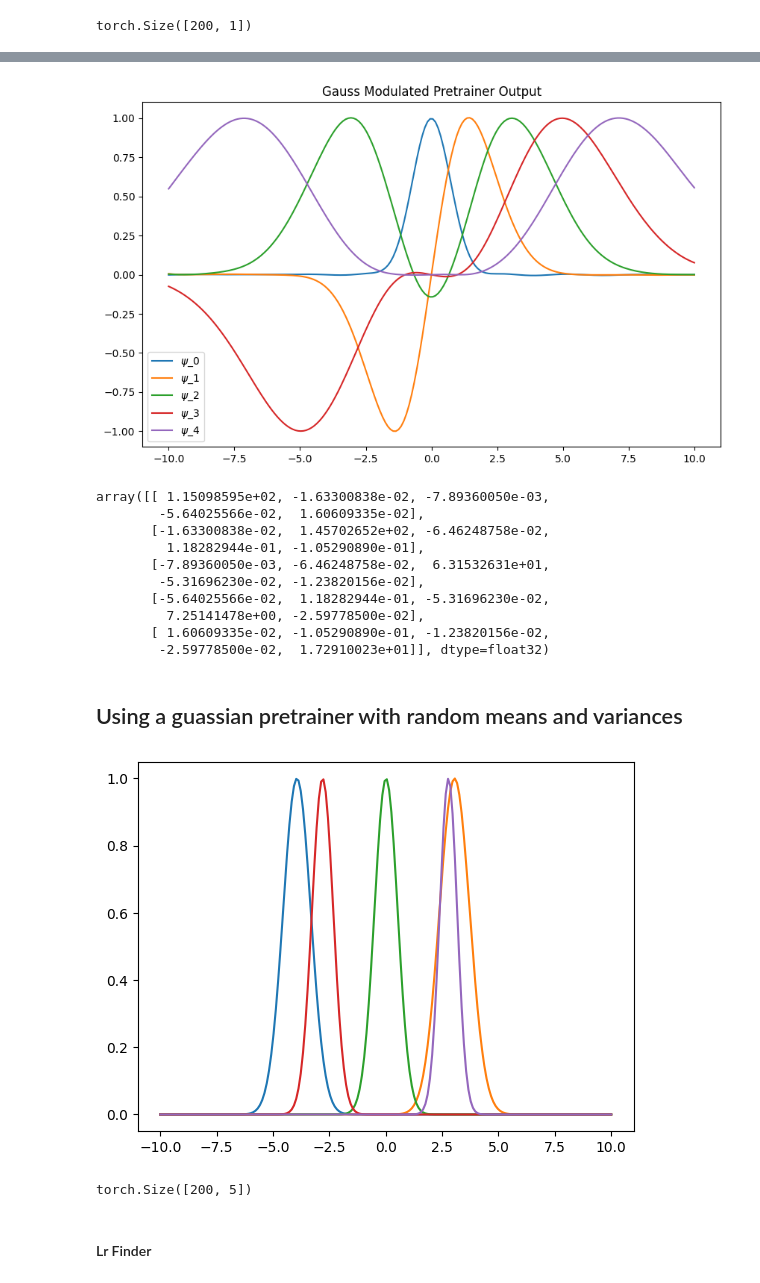
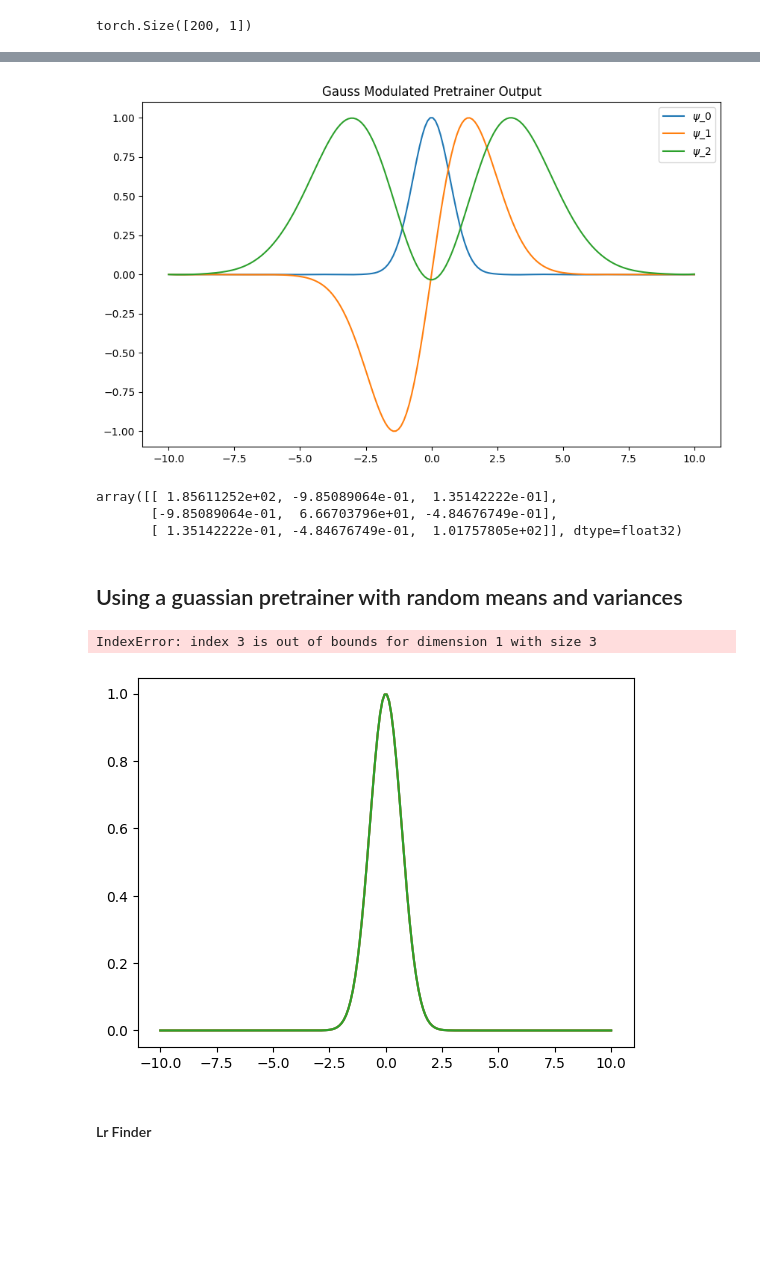
Before and after one commit to oduolaidrisA/Scientific-Machine-Learning-for-QEP, a Jupyter notebook: RqPINN_with_attention/rqpinn-harmonic-oscillator-potential-pre-trainer.ipynb, the cells around one changed output, grey strips where cells are left out. Saved outputs shown, nothing was run; the diff lists cells and outputs as text; code cells hidden in the pictures; blank space fills up the shorter version.

```diff
--- a/RqPINN_with_attention/rqpinn-harmonic-oscillator-potential-pre-trainer.ipynb
+++ b/RqPINN_with_attention/rqpinn-harmonic-oscillator-potential-pre-trainer.ipynb
@@ -59,7 +59,7 @@ def dfx(f, x):
     return torch.stack(grads, dim=1)  # shape: (n, k)
 # %%
 #Defining the hyperparameters
-t0 =-10; tf = 10; xbc = 0; eig_num = 5;
+t0 =-10; tf = 10; xbc = 0; eig_num = 3;
 col_pts = 200; layers = [1,100,100,eig_num];
 lr = 1e-2; train_epochs =10000; pre_trainer_epoch = 15000
 # %%
@@ -93,7 +93,7 @@ def gauss_modulated_basis(xd, NMax):
         degree = n[idx]
         if degree > 0:
             sp = (tf-t0) / pn[idx]
-            pnt = (torch.arange(1, degree+1) * sp + t0) * 0.2  # The roots
+            pnt = (torch.arange(1, degree+1) * sp + t0) * 0.1  # The roots
             for pm in range(degree):
                 mfun[:, idx] *= (xd - pnt[pm])
 
@@ -111,11 +113,11 @@ x_lhs = torch.tensor(t0 + (tf - t0)*lhs(1,col_pts)).view(-1,1).float()
 
 #We generate the basis using lhs, but we sort to ensure that uniformity
 xlhs_sort,idx = torch.sort(x_lhs.squeeze(1))
-gm_basis = gauss_modulated_basis(xlhs_sort, eig_num)
+gm_basis = gauss_modulated_basis(xlhs_sort, 2)
 gm_basis_lhs = gm_basis[torch.argsort(idx), :] #To unsort i.e make the index match that of x_lhs
 
 plt.figure(figsize=(10,6))
-for i in range(eig_num):
+for i in range(2):
     plt.plot(xlhs_sort.numpy(), gm_basis[:, i].numpy(), label=f'pn={i+1}')
 plt.title("Gauss Modulated Basis Pre-trainer set")
 plt.legend()
@@ -339,7 +341,7 @@ model.to(device)
 print(model)
 #params = list(model.parameters())
 #betas = [0.999, 0.9999]
-optimizer = optim.Adam(model.parameters(), lr=1e-4)
+optimizer = optim.Adam(model.parameters(), lr=1e-3)
 # %% [output]
 qNN(
   (linears): ModuleList(
@@ -518,42 +520,35 @@ with torch.no_grad():
     plt.legend()
     plt.show()
 # %% [output]
-[figure, old version]
+[figure, new version]
 # %%
 G = psi.T @ psi
 G
 # %% [output]
-array([[ 1.15098595e+02, -1.63300838e-02, -7.89360050e-03,
-        -5.64025566e-02,  1.60609335e-02],
-       [-1.63300838e-02,  1.45702652e+02, -6.46248758e-02,
-         1.18282944e-01, -1.05290890e-01],
-       [-7.89360050e-03, -6.46248758e-02,  6.31532631e+01,
-        -5.31696230e-02, -1.23820156e-02],
-       [-5.64025566e-02,  1.18282944e-01, -5.31696230e-02,
-         7.25141478e+00, -2.59778500e-02],
-       [ 1.60609335e-02, -1.05290890e-01, -1.23820156e-02,
-        -2.59778500e-02,  1.72910023e+01]], dtype=float32)
+array([[ 1.85611252e+02, -9.85089064e-01,  1.35142222e-01],
+       [-9.85089064e-01,  6.66703796e+01, -4.84676749e-01],
+       [ 1.35142222e-01, -4.84676749e-01,  1.01757805e+02]], dtype=float32)
 # %% [markdown]
 ## Using a guassian pretrainer with random means and variances
 # %%
 #The gaussian function
-def gaussian(t, mus, sigmas):
-    gaussians = [torch.exp(-((t - mu)**2) / sigma**2) for mu, sigma in zip(mus, sigmas)]
+def gaussian(t):
+    gaussians = [torch.exp(-((t)**2)) for _ in range(eig_num)]
     return torch.cat(gaussians, dim=1)  # shape (n, k)
 
 t_test = torch.linspace(t0,tf, col_pts).view(-1,1) #For plotting
 #Note: Shift the means accordings to your potential
-mus = torch.tensor(-5 + (5 + 5)*lhs(1,eig_num)).view(-1,1) #Random means between [-5,5]
-sigmas = torch.tensor(0.5 + (1.0 - 0.5)*lhs(1,eig_num)).view(-1,1) #Random std's between [0.5,1.0]
-target = gaussian(t_test, mus, sigmas)
+#mus = torch.tensor(-5 + (5 + 5)*lhs(1,eig_num)).view(-1,1) #Random means between [-5,5]
+#sigmas = torch.tensor(0.5 + (1.0 - 0.5)*lhs(1,eig_num)).view(-1,1) #Random std's between [0.5,1.0]
+target = gaussian(t_test)
 
 for i in range(5):
     plt.plot(t_test, target[:,i])
 plt.show()
 target.shape
 # %% [output]
+IndexError: index 3 is out of bounds for dimension 1 with size 3
-[figure, old version]
+[figure, new version]
-torch.Size([200, 5])
 # %% [markdown]
 #### Lr Finder
 # %%
```
Also changed, not shown: parts of 16 cells of this notebook, 5 other files.
